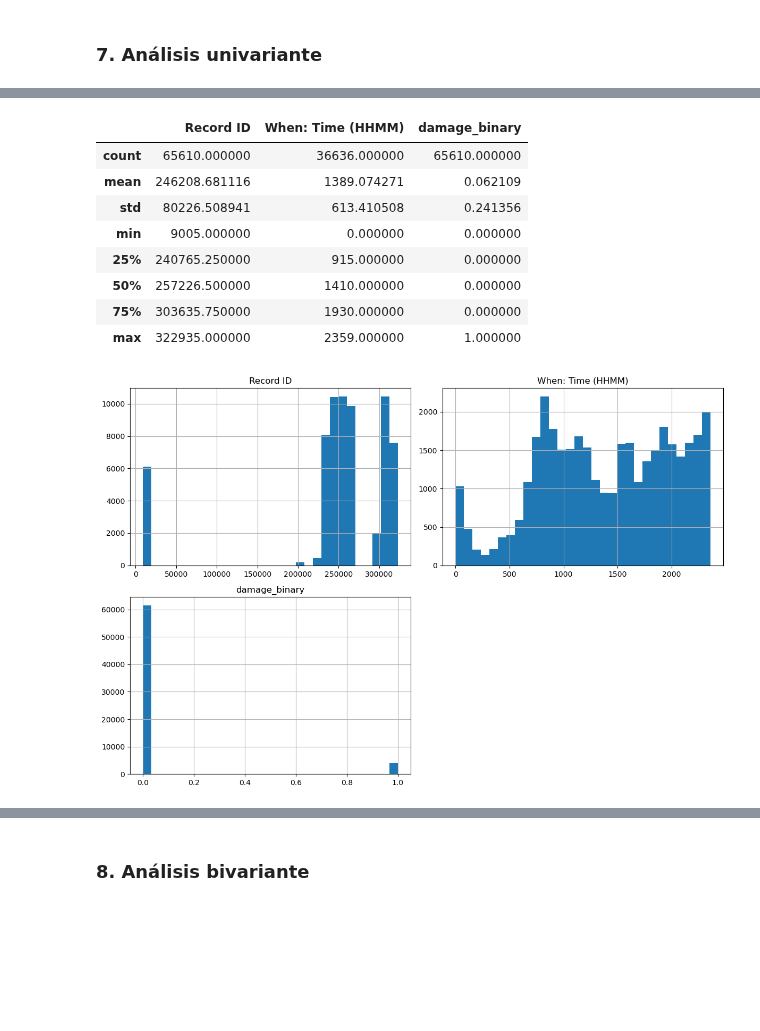
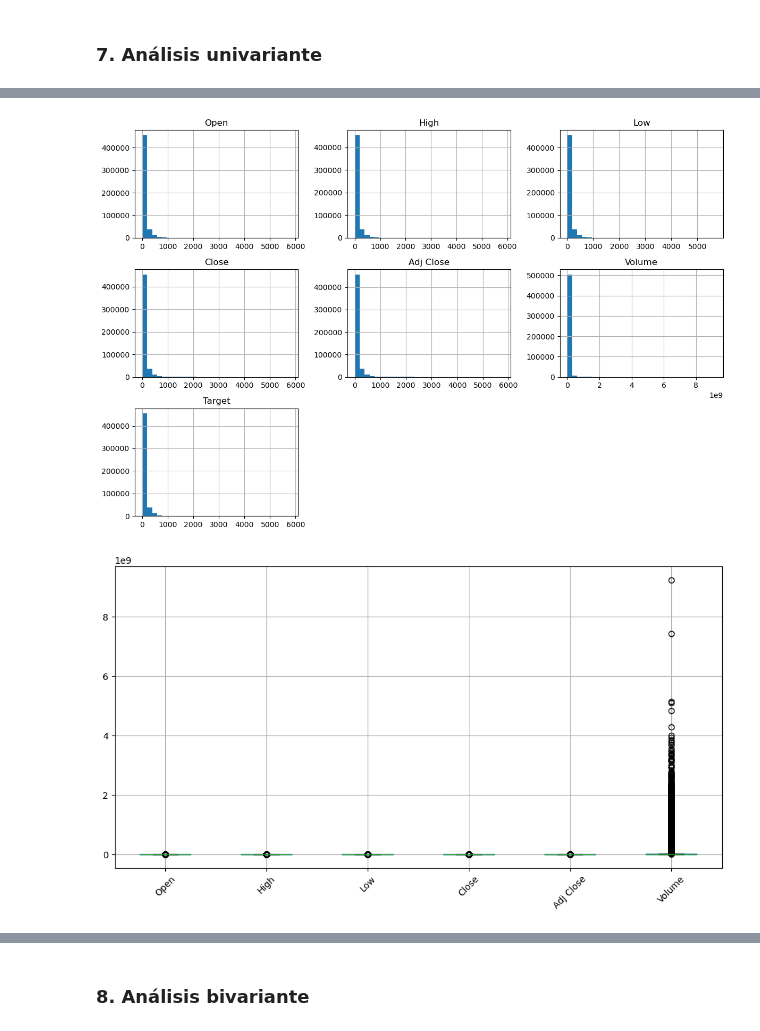
Before and after one commit to lucia-luzuriaga/ML_Birds_Strikes, a Jupyter notebook: src/notebooks/prueba.ipynb, the cells around one changed output, grey strips where cells are left out. Drawn from its saved outputs; the diff is of its cells as text; code cells hidden in the pictures; blank space fills up the shorter version.

```diff
--- a/src/notebooks/prueba.ipynb
+++ b/src/notebooks/prueba.ipynb
@@ -57,7 +60,18 @@ Esto define un objetivo concreto y viable para un modelo supervisado
 # %% [markdown]
 ### 3. dividir train y test
 # %%
-df["damage_binary"] = df["Effect: Indicated Damage"].map({
-    "No damage": 0,
-    "Caused damage": 1
-})
+# Convertir la fecha a formato datetime
+df["Date"] = pd.to_datetime(df["Date"])
+
+# Ordenar por fecha (muy importante en series temporales)
+df = df.sort_values("Date")
+
+# Definir proporción de entrenamiento
+train_size = int(len(df) * 0.8)
+
+# Dividir en train y test respetando el tiempo
+train = df.iloc[:train_size]
+test = df.iloc[train_size:]
+
+print("Tamaño train:", train.shape)
+print("Tamaño test:", test.shape)
@@ -64,2 +80,0 @@ df["damage_binary"] = df["Effect: Indicated Damage"].map({
-# %%
-df = df.drop(columns=["Effect: Indicated Damage"])
@@ -91,7 +81,11 @@ Name: damage_binary, Length: 65610, dtype: int64
 # %% [markdown]
 ### 4. Target
 # %%
-y = df["damage_binary"]
+# Crear la variable objetivo: precio de cierre del día siguiente
+df["Target"] = df["Close"].shift(-1)
+
+# Eliminar la última fila (no tiene valor futuro)
+df = df.dropna(subset=["Target"])
 # %% [markdown]
 ### 5. Comprension de variables
 # %%
@@ -271,2 +187,6 @@ Columnas candidatas a eliminar:
 # %% [markdown]
 ### 7. Análisis univariante
+# %%
+# Seleccionar solo columnas numéricas para evitar errores en la correlación
+df_num = df.select_dtypes(include=["float64", "int64"])
+df_num.head()
@@ -284,23 +212,18 @@ Variables categóricas: ['Airport: Name', 'Altitude bin', 'Aircraft: Make/Model'
 # %%
-# analisis univariante de variables numéricas
-df[num_cols].describe()
+# Histograma de cada variable numérica
+import matplotlib.pyplot as plt
+
+df_num.hist(figsize=(12, 8), bins=30)
+plt.tight_layout()
+plt.show()
 # %% [output]
-|  | Record ID | When: Time (HHMM) | damage_binary |
-| count | 65610.000000 | 36636.000000 | 65610.000000 |
-| mean | 246208.681116 | 1389.074271 | 0.062109 |
-| std | 80226.508941 | 613.410508 | 0.241356 |
-| min | 9005.000000 | 0.000000 | 0.000000 |
-| 25% | 240765.250000 | 915.000000 | 0.000000 |
-| 50% | 257226.500000 | 1410.000000 | 0.000000 |
-| 75% | 303635.750000 | 1930.000000 | 0.000000 |
-| max | 322935.000000 | 2359.000000 | 1.000000 |
+[figure, added]
 # %%
-# histogramas
-import matplotlib.pyplot as plt
-
-df[num_cols].hist(figsize=(12, 8), bins=30)
-plt.tight_layout()
+# Boxplots para detectar outliers
+plt.figure(figsize=(12, 6))
+df_num[["Open", "High", "Low", "Close", "Adj Close", "Volume"]].boxplot()
+plt.xticks(rotation=45)
 plt.show()
 # %% [output]
-[figure, old version]
+[figure, new version]
 # %%
```
Also changed, not shown: parts of 91 cells of this notebook.
